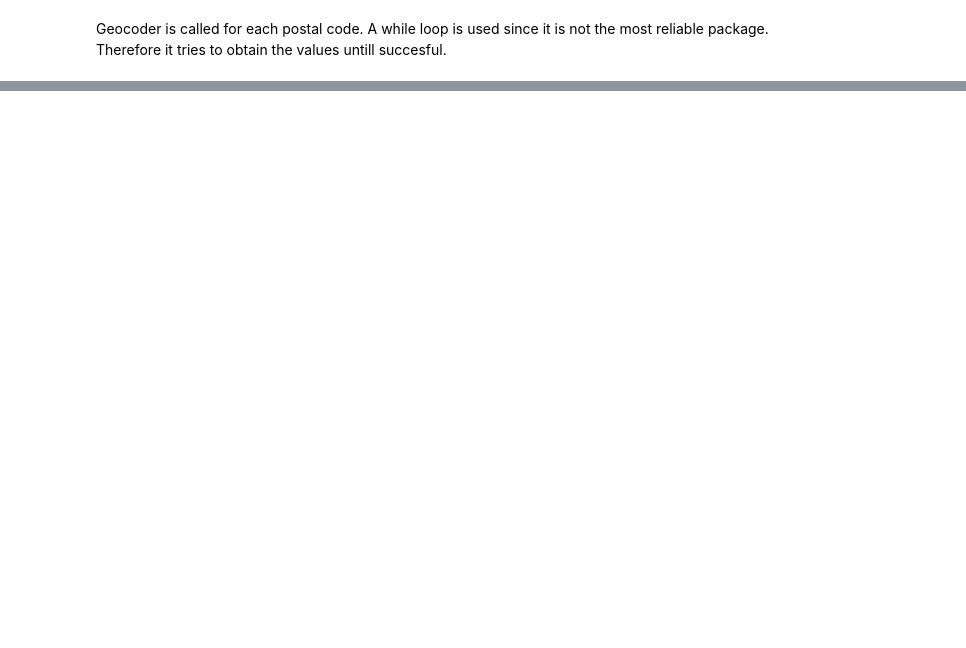
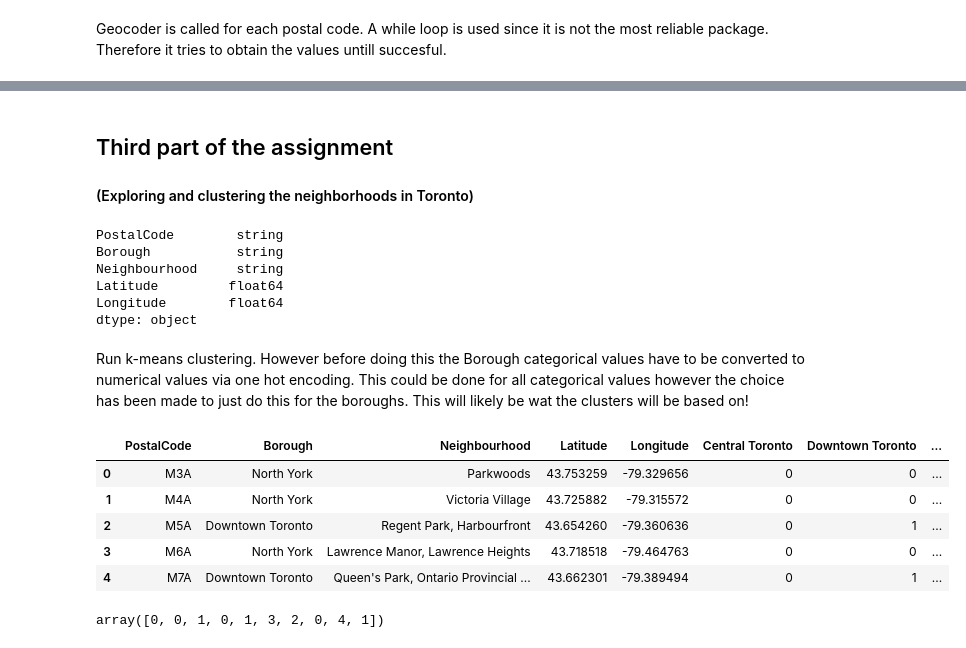
Before and after one commit to WouterDeBot/CapstoneBuildIBM, a Jupyter notebook: notebooks/segmenting_clustering_toronto.ipynb, the cells around one changed output, grey strips where cells are left out. Cells and saved outputs as stored; diff of their text form; code cells hidden in the pictures; blank space fills up the shorter version.

Commit message:
Added the three parts for the Segmenting and Clustering of Toronto assignment

```diff
--- a/notebooks/segmenting_clustering_toronto.ipynb
+++ b/notebooks/segmenting_clustering_toronto.ipynb
@@ -115,0 +102,9 @@ SyntaxError: invalid syntax (<ipython-input-22-58e5698524d0>, line 1)
+# %%
+#Get parent path of current working directory
+path = os.getcwd()
+parentpath = os.path.dirname(path)
+# %%
+#Load csv
+df_latlong = pd.read_csv(parentpath + "\src\data\Geospatial_Coordinates.csv")
+df_latlong.rename(columns = {"Postal Code":"PostalCode"}, inplace = True)
+df_latlong.head()
@@ -115,0 +118,3 @@ SyntaxError: invalid syntax (<ipython-input-22-58e5698524d0>, line 1)
+# %%
+df_latlong["PostalCode"] = df_latlong["PostalCode"].astype("string")
+df_latlong.dtypes
@@ -115,0 +126,3 @@ SyntaxError: invalid syntax (<ipython-input-22-58e5698524d0>, line 1)
+# %%
+# Join Toronto dataframe with latlong dataframe on postal code
+df_toronto_latlong = pd.merge(df_toronto,df_latlong, on = "PostalCode", how = "left")
@@ -115,0 +138,12 @@ SyntaxError: invalid syntax (<ipython-input-22-58e5698524d0>, line 1)
+# %% [markdown]
+## Third part of the assignment
+#### (Exploring and clustering the neighborhoods in Toronto)
+# %%
+df_toronto_latlong.dtypes
+# %% [output]
+PostalCode        string
+Borough           string
+Neighbourhood     string
+Latitude         float64
+Longitude        float64
+dtype: object
@@ -115,0 +153,27 @@ SyntaxError: invalid syntax (<ipython-input-22-58e5698524d0>, line 1)
+# %% [markdown]
+Run k-means clustering. However before doing this the Borough categorical values have to be converted to numerical values via one hot encoding. This could be done for all categorical values however the choice has been made to just do this for the boroughs. This will likely be wat the clusters will be based on!
+# %%
+# one hot encoding
+df_toronto_dummied= pd.get_dummies(df_toronto_latlong["Borough"])
+df_toronto_latlong = pd.concat([df_toronto_latlong, df_toronto_dummied], axis=1)
+df_toronto_latlong.head()
+# %% [output]
+|  | PostalCode | Borough | Neighbourhood | Latitude | Longitude | Central Toronto | Downtown Toronto | ... |
+| 0 | M3A | North York | Parkwoods | 43.753259 | -79.329656 | 0 | 0 | ... |
+| 1 | M4A | North York | Victoria Village | 43.725882 | -79.315572 | 0 | 0 | ... |
+| 2 | M5A | Downtown Toronto | Regent Park, Harbourfront | 43.654260 | -79.360636 | 0 | 1 | ... |
+| 3 | M6A | North York | Lawrence Manor, Lawrence Heights | 43.718518 | -79.464763 | 0 | 0 | ... |
+| 4 | M7A | Downtown Toronto | Queen's Park, Ontario Provincial ... | 43.662301 | -79.389494 | 0 | 1 | ... |
+# %%
+# set number of clusters
+kclusters = 5
+
+toronto_grouped_clustering = df_toronto_latlong.drop(['Borough','Neighbourhood', 'PostalCode'], 1)
+
+# run k-means clustering
+kmeans = KMeans(n_clusters=kclusters, random_state=0).fit(toronto_grouped_clustering)
+
+# check cluster labels generated for each row in the dataframe
+kmeans.labels_[0:10]
+# %% [output]
+array([0, 0, 1, 0, 1, 3, 2, 0, 4, 1])
```
Also changed, not shown: parts of 16 cells of this notebook, 2 other files.
